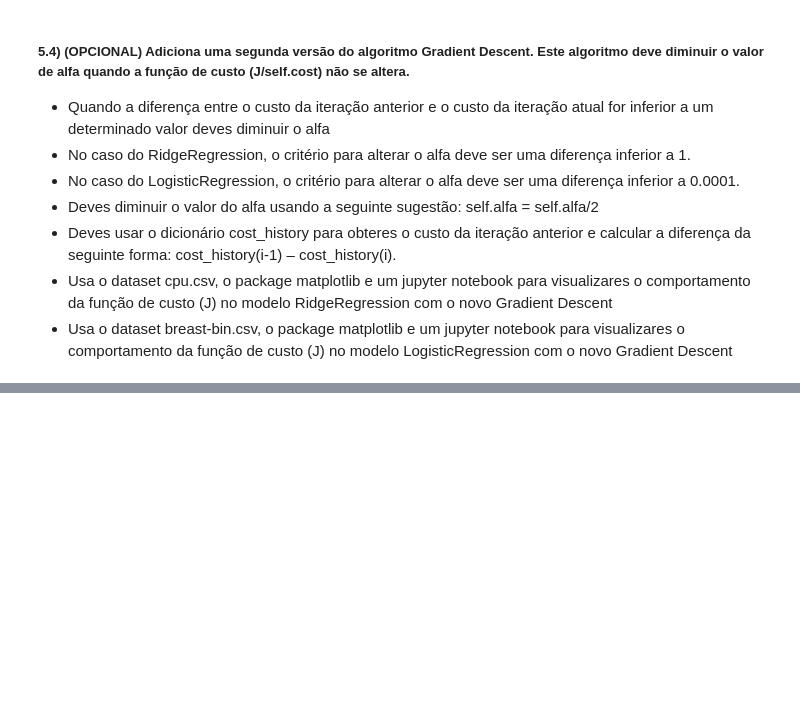
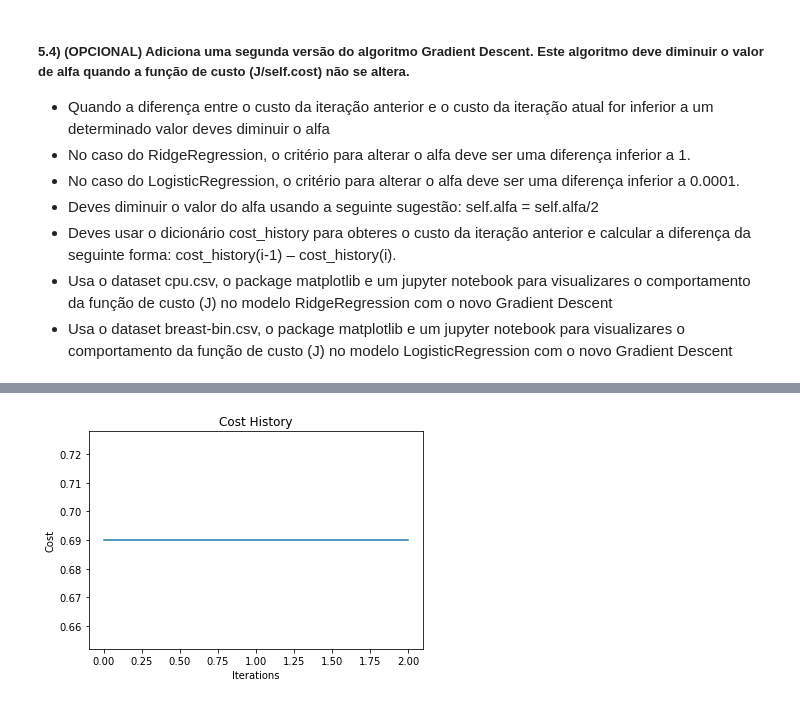
Before and after one commit to mleiras/si, a Jupyter notebook: scripts/Exercicios_Aula5.ipynb, the cells around one changed output, grey strips where cells are left out. Saved outputs shown, nothing was run; the diff lists cells and outputs as text; code cells hidden in the pictures; blank space fills up the shorter version.

```diff
--- a/scripts/Exercicios_Aula5.ipynb
+++ b/scripts/Exercicios_Aula5.ipynb
@@ -146,0 +202,29 @@ plt.show()
+# %%
+breast_bin_train, breast_bin_test = train_test_split(breast_bin)
+
+# fit the model
+model_b = LogisticRegression()
+model_b.fit(breast_bin_train)
+
+# get coefs
+print(f"Parameters: {model_b.theta}")
+
+# compute the score
+score = model_b.score(breast_bin_train)
+print(f"Score: {score}")
+
+# compute the cost
+cost = model_b.cost(breast_bin_train)
+print(f"Cost: {cost}")
+
+# predict
+y_pred_ = model_b.predict(breast_bin_test)
+print(f"Predictions: {y_pred_}")
+
+# compute the score
+score = model_b.score(breast_bin_test)
+print(f"Score: {score}")
+
+# compute the cost
+cost = model_b.cost(breast_bin_test)
+print(f"Cost: {cost}")
@@ -146,0 +244,4 @@ plt.show()
+# %%
+model_b.cost_plot()
+# %% [output]
+[figure, added]
```
Also changed, not shown: parts of 11 cells of this notebook, 2 other files.
